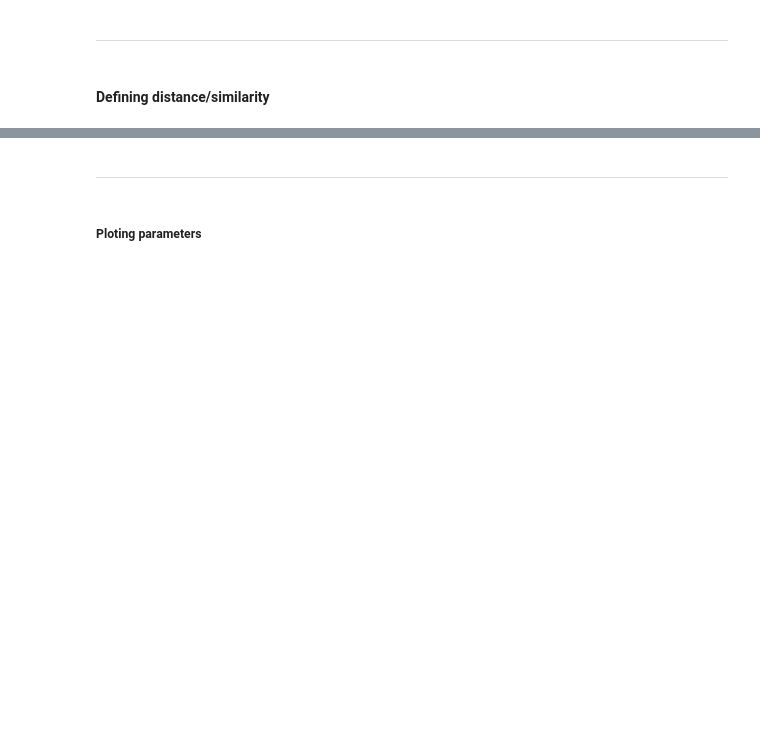
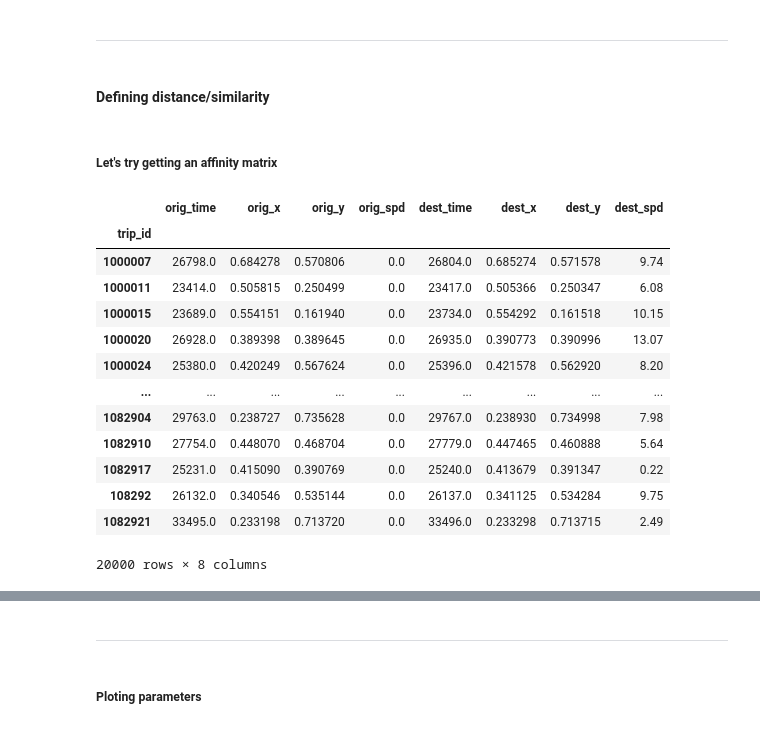
Before and after one commit to rzbhk/playing_with_matches, a Jupyter notebook: notebooks/similarity_trip_clustering_OD_V2.ipynb, the cells around one changed output, grey strips where cells are left out. Drawn from its saved outputs; the diff is of its cells as text; code cells hidden in the pictures; blank space fills up the shorter version.

```diff
--- a/notebooks/similarity_trip_clustering_OD_V2.ipynb
+++ b/notebooks/similarity_trip_clustering_OD_V2.ipynb
@@ -171,0 +174,6 @@ def get_trip_similarity_from_tuple_scaled_wgm(t1,t2):
+# %% [markdown]
+##### Let's try getting an affinity matrix
+# %%
+def get_OD_from_50(tripdf):
+    return pd.DataFrame([[tripdf.iloc[0,1], tripdf.iloc[0,2], tripdf.iloc[0,3], tripdf.iloc[0,4],
+     tripdf.iloc[1,1], tripdf.iloc[1,2], tripdf.iloc[1,3], tripdf.iloc[1,4]]])
@@ -171,0 +185,17 @@ def get_trip_similarity_from_tuple_scaled_wgm(t1,t2):
+# %%
+ODdf
+# %% [output]
+|  | orig_time | orig_x | orig_y | orig_spd | dest_time | dest_x | dest_y | dest_spd |
+| trip_id |  |  |  |  |  |  |  |  |
+| 1000007 | 26798.0 | 0.684278 | 0.570806 | 0.0 | 26804.0 | 0.685274 | 0.571578 | 9.74 |
+| 1000011 | 23414.0 | 0.505815 | 0.250499 | 0.0 | 23417.0 | 0.505366 | 0.250347 | 6.08 |
+| 1000015 | 23689.0 | 0.554151 | 0.161940 | 0.0 | 23734.0 | 0.554292 | 0.161518 | 10.15 |
+| 1000020 | 26928.0 | 0.389398 | 0.389645 | 0.0 | 26935.0 | 0.390773 | 0.390996 | 13.07 |
+| 1000024 | 25380.0 | 0.420249 | 0.567624 | 0.0 | 25396.0 | 0.421578 | 0.562920 | 8.20 |
+| ... | ... | ... | ... | ... | ... | ... | ... | ... |
+| 1082904 | 29763.0 | 0.238727 | 0.735628 | 0.0 | 29767.0 | 0.238930 | 0.734998 | 7.98 |
+| 1082910 | 27754.0 | 0.448070 | 0.468704 | 0.0 | 27779.0 | 0.447465 | 0.460888 | 5.64 |
+| 1082917 | 25231.0 | 0.415090 | 0.390769 | 0.0 | 25240.0 | 0.413679 | 0.391347 | 0.22 |
+| 108292 | 26132.0 | 0.340546 | 0.535144 | 0.0 | 26137.0 | 0.341125 | 0.534284 | 9.75 |
+| 1082921 | 33495.0 | 0.233198 | 0.713720 | 0.0 | 33496.0 | 0.233298 | 0.713715 | 2.49 |
+20000 rows × 8 columns
```
Also changed, not shown: parts of 50 cells of this notebook.
